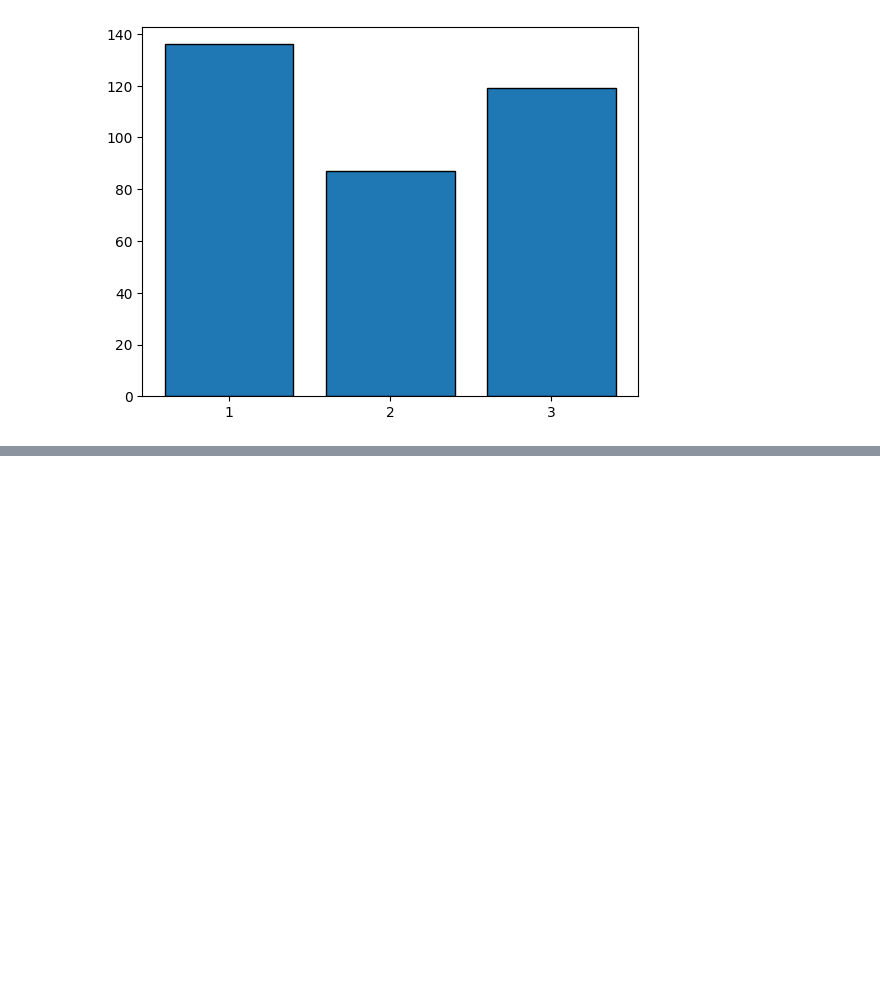
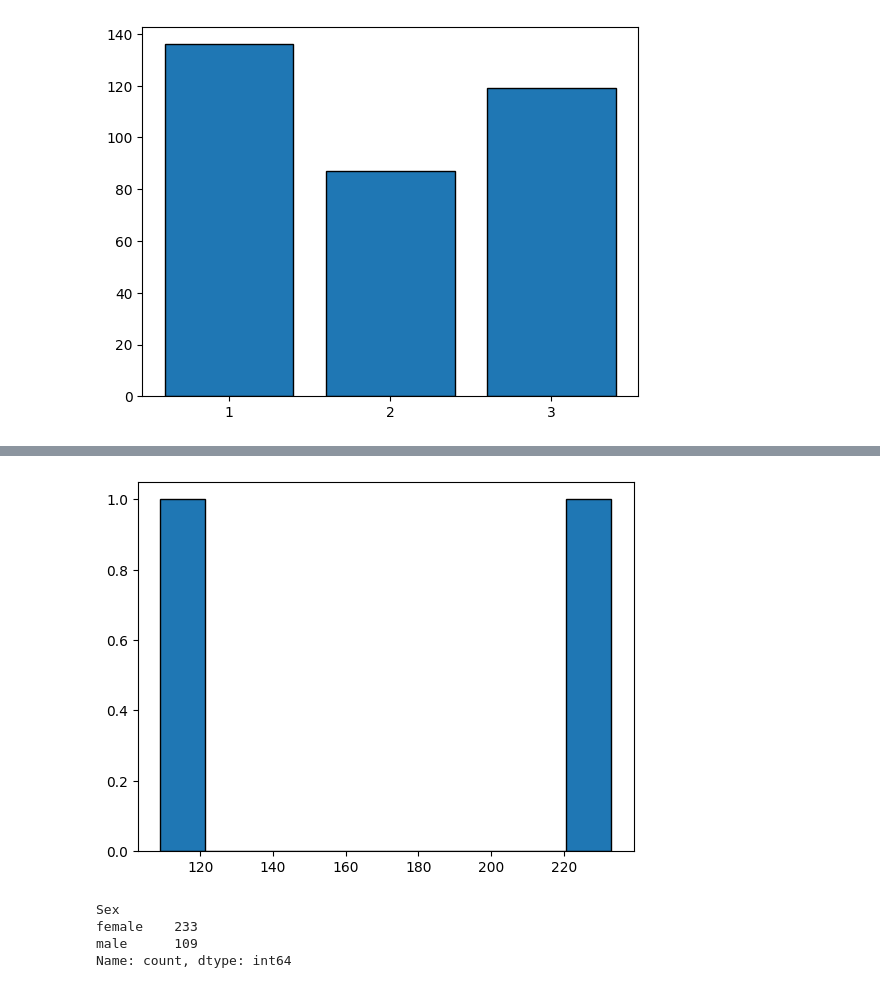
Before and after one commit to aayush911-hub/EDA, a Jupyter notebook: EDA.ipynb, the cells around one changed output, grey strips where cells are left out. Cells and saved outputs as stored; diff of their text form; code cells hidden in the pictures; blank space fills up the shorter version.

```diff
--- a/EDA.ipynb
+++ b/EDA.ipynb
@@ -116,0 +125,14 @@ plt.show()
+# %%
+survived_by_gender = df.loc[df["Survived"] == 1, "Sex"].value_counts()
+# %%
+plt.hist(survived_by_gender, edgecolor="black")
+plt.show()
+# %% [output]
+[figure, added]
+# %%
+survived_by_gender
+# %% [output]
+Sex
+female    233
+male      109
+Name: count, dtype: int64
```
Also changed, not shown: parts of 4 cells of this notebook.
